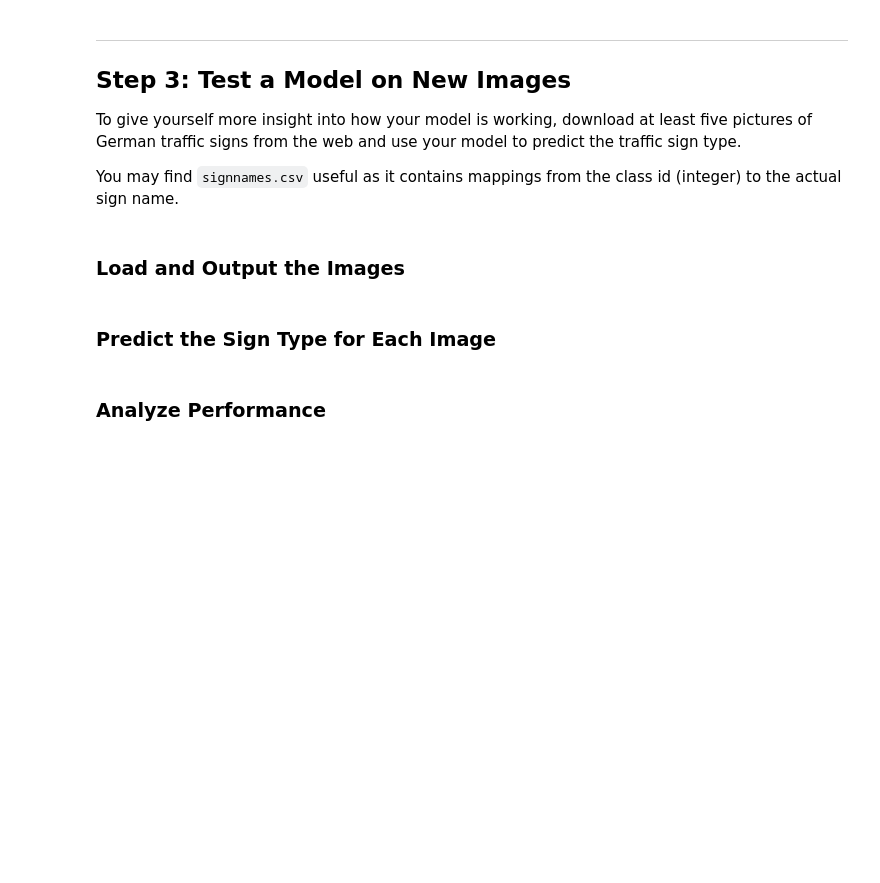
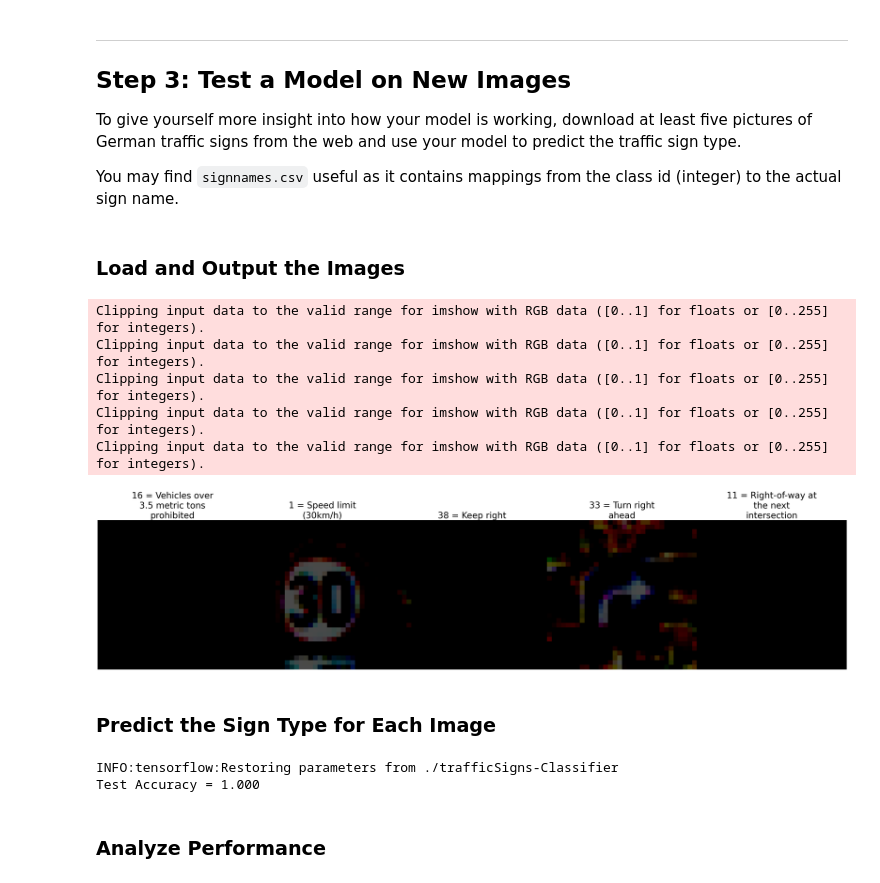
Before and after one commit to zmostafa/CarND-Traffic-Sign-Classifier-Project, a Jupyter notebook: Traffic_Sign_Classifier.ipynb, the cells around one changed output. Drawn from its saved outputs; the diff is of its cells as text; code cells hidden in the pictures; blank space fills up the shorter version.

```diff
--- a/Traffic_Sign_Classifier.ipynb
+++ b/Traffic_Sign_Classifier.ipynb
@@ -351,3 +387,28 @@ You may find `signnames.csv` useful as it contains mappings from the class id (i
+# %%
+### Load the images and plot them here.
+### Feel free to use as many code cells as needed.
+# plot the images
+plt.figure(1, figsize=(48,48))
+for i in range(5):
+    plt.subplot(1, 5, i+1)
+    plt.title("\n".join(wrap('{0} = {1}'.format(y_test[i], signs_ids_mapping[y_test[i]]), 20)), fontsize=40)
+    plt.imshow(X_test[i, :, :, :])
+    plt.axis('off')
+
+plt.tight_layout(pad=0., w_pad=0., h_pad=1.0)
+test_new = X_test[0:5]
+y_new = y_test[0:5]
+
+# with tf.Session() as sess:
+#     saver.restore(sess, tf.train.latest_checkpoint('.'))
+#     predictions = sess.run(prediction, feed_dict={x: test_new})
+# %% [output]
+Clipping input data to the valid range for imshow with RGB data ([0..1] for floats or [0..255] for integers).
+Clipping input data to the valid range for imshow with RGB data ([0..1] for floats or [0..255] for integers).
+Clipping input data to the valid range for imshow with RGB data ([0..1] for floats or [0..255] for integers).
+Clipping input data to the valid range for imshow with RGB data ([0..1] for floats or [0..255] for integers).
+Clipping input data to the valid range for imshow with RGB data ([0..1] for floats or [0..255] for integers).
+[figure, added]
 # %% [markdown]
 ### Predict the Sign Type for Each Image
 # %%
@@ -357,8 +418,11 @@ You may find `signnames.csv` useful as it contains mappings from the class id (i
 with tf.Session() as sess:
     saver.restore(sess, tf.train.latest_checkpoint('.'))
 
-    test_accuracy = evaluate(X_test, y_test)
+    test_accuracy = evaluate(test_new, y_new)
     print("Test Accuracy = {:.3f}".format(test_accuracy))
+# %% [output]
+INFO:tensorflow:Restoring parameters from ./trafficSigns-Classifier
+Test Accuracy = 1.000
 # %% [markdown]
 ### Analyze Performance
 # %%
```
Also changed, not shown: parts of 10 cells of this notebook.
